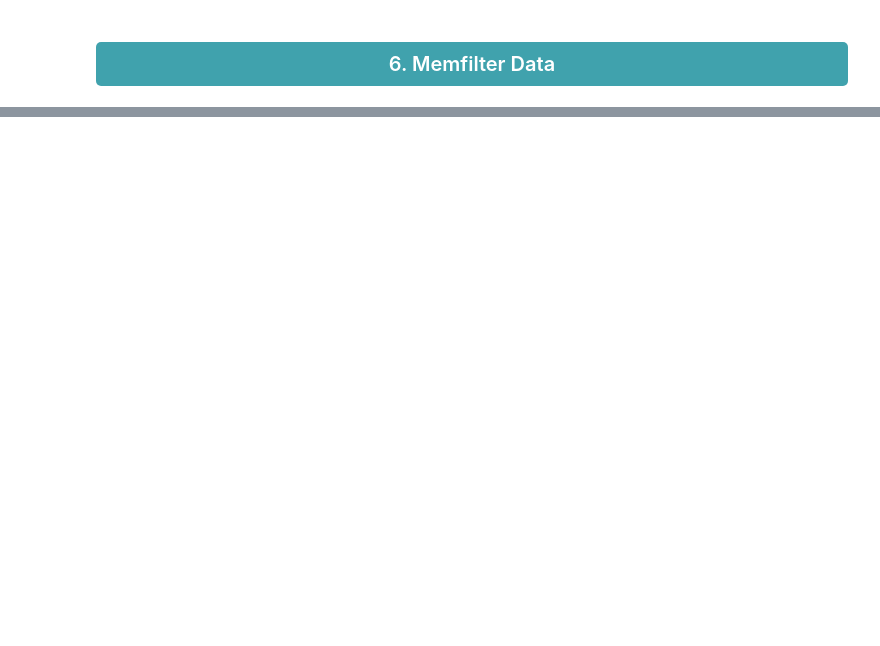
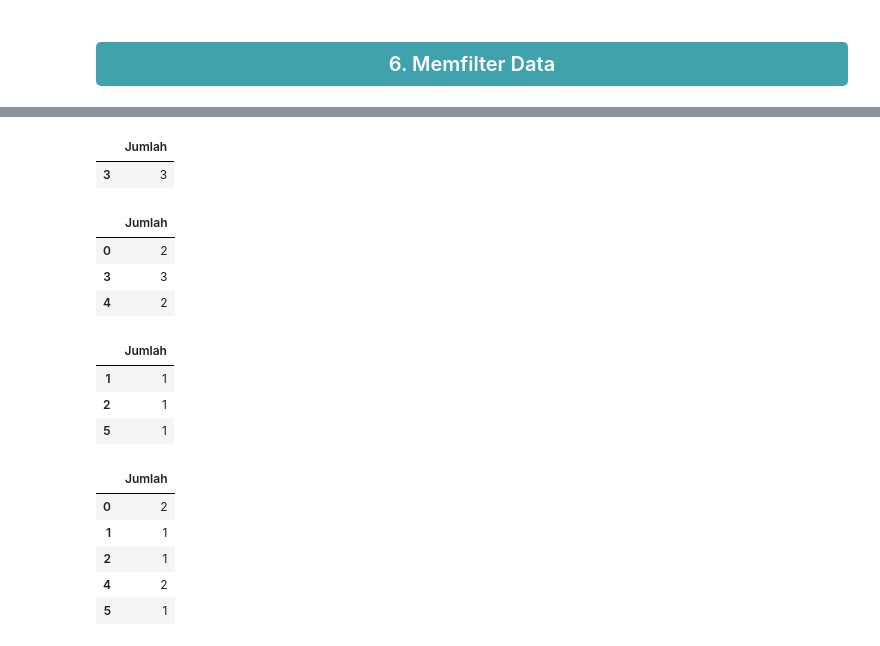
Before and after one commit to Kaniash/PandasDS-Visual, a Jupyter notebook: pandasDS.ipynb, the cells around one changed output, grey strips where cells are left out. Saved outputs shown, nothing was run; the diff lists cells and outputs as text; code cells hidden in the pictures; blank space fills up the shorter version.

```diff
--- a/pandasDS.ipynb
+++ b/pandasDS.ipynb
@@ -275,10 +282,21 @@ df[df['Jumlah'].isin(Jumlah_Faktur)]
 # %%
-#P13 Memilih berdasarkan Satu Kondisi
+#P13 memilih berdasarkan satu kondisi
+
 import pandas as pd
-import re
 
-#P13.1Memilih Angka
-#1. sama dengan
-df[df['Jenis Barang'] == 2]
-df[df'Jenis_Barang'eq(2)]
+data = {
+    'Jumlah': [2, 1, 1, 3, 2, 1]
+}
+df = pd.DataFrame(data)
+
+#P13.1 memilih angka
+
+#1. Sama dengan
+hasil = df[df['Jumlah'] == 2]
+print(hasil)
+
+#2. Memilih Angka tidak sama dengan
+df[df['Jumlah'] != 2]
+df[df.Jumlah.ne(2)]
+df[~(df['Jumlah'] == 2)]
 # %% [output]
@@ -286,21 +311,36 @@ SyntaxError: invalid syntax. Perhaps you forgot a comma? (456496343.py, line 8)
 # %%
-#2. Memilih Angka tidak sama dengan
-df[df['jan'] != 200]
-df[df.jan.ne(200)]
-df[~(df['jan'] == 20)]
-
 #3. Memilih Angka Lebih Dari
-df[df['jan'] > 200]
-df[df.jan.gt(200)]
-
-#4. Memilih Lebih Dari atau Sama Dengan
-df[df['jan'] >= 200]
-df[df.jan.ge(200)]
-
-#5. Memilih Kurang Dari atau Sama Dengan
-df[df['jan'] < 200]
-df[df.jan.lt(200)]
-
-# 6. Memilih Kurang Dari atau Sama Dengan
-df[df['jan'] <= 200]
-df[df.jan.le(200)]
+df[df['Jumlah'] > 2]
+df[df.Jumlah.gt(2)]
+# %% [output]
+|  | Jumlah |
+| 3 | 3 |
+# %%
+#4. Memilih Lebih Dari atau Sama Dengan
+df[df['Jumlah'] >= 2]
+df[df.Jumlah.ge(2)]
+# %% [output]
+|  | Jumlah |
+| 0 | 2 |
+| 3 | 3 |
+| 4 | 2 |
+# %%
+#5. Memilih Kurang Dari atau Sama Dengan
+df[df['Jumlah'] < 2]
+df[df.Jumlah.lt(2)]
+# %% [output]
+|  | Jumlah |
+| 1 | 1 |
+| 2 | 1 |
+| 5 | 1 |
+# %%
+# 6. Memilih Kurang Dari atau Sama Dengan
+df[df['Jumlah'] <= 2]
+df[df.Jumlah.le(2)]
+# %% [output]
+|  | Jumlah |
+| 0 | 2 |
+| 1 | 1 |
+| 2 | 1 |
+| 4 | 2 |
+| 5 | 1 |
```
Also changed, not shown: parts of 12 cells of this notebook.
